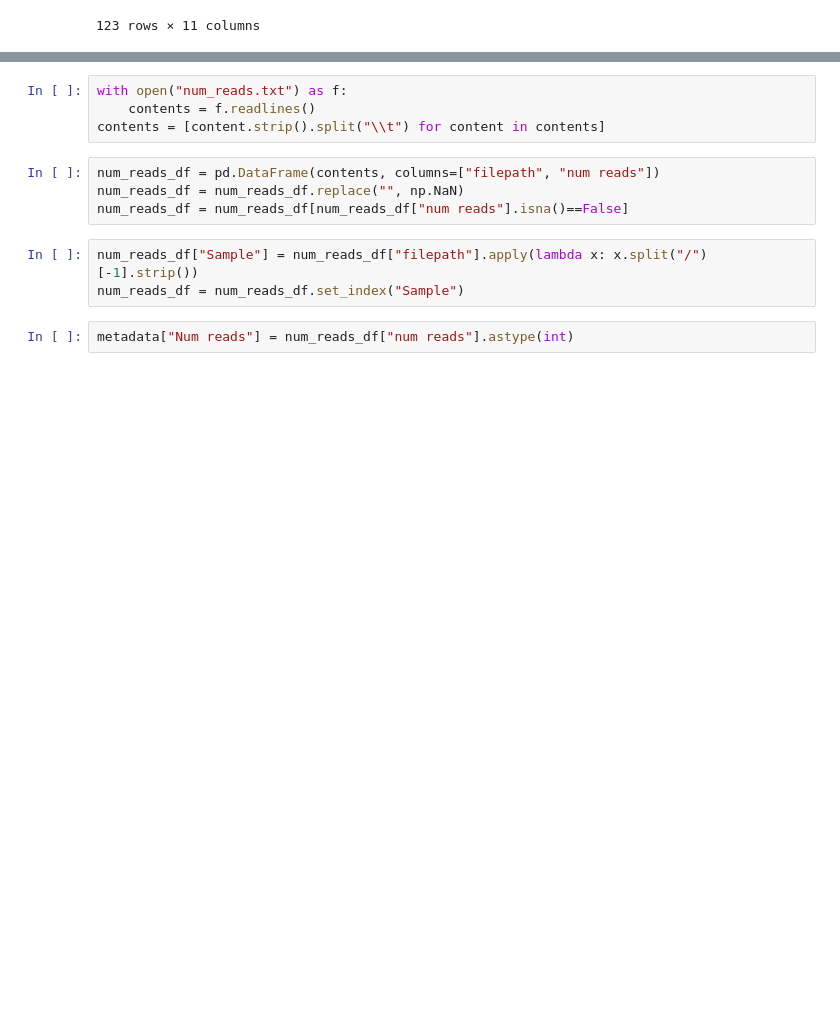
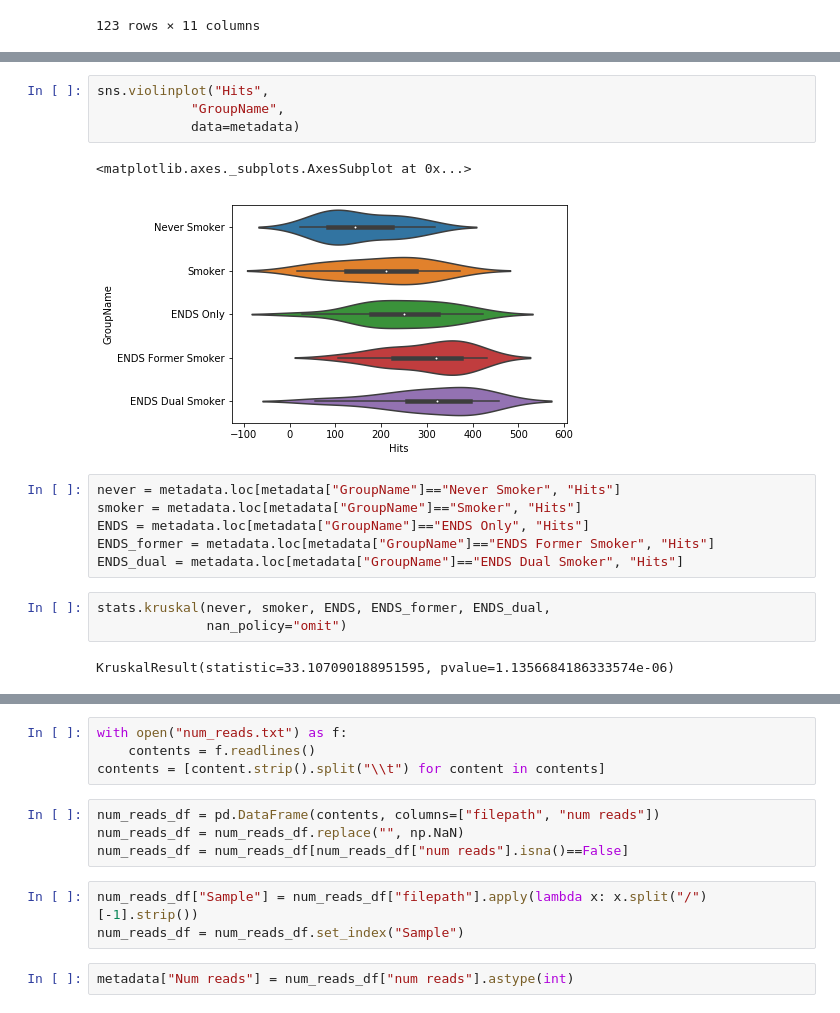
Before and after one commit to sterrettJD/Nicotine-Microbiome, a Jupyter notebook: diamond_analysis/diamond_analysis.ipynb, the cells around one changed output, grey strips where cells are left out. Saved outputs shown, nothing was run; the diff lists cells and outputs as text; blank space fills up the shorter version.

Commit message:
stats for normed and unnormed

```diff
--- a/diamond_analysis/diamond_analysis.ipynb
+++ b/diamond_analysis/diamond_analysis.ipynb
@@ -104 +108,19 @@ sns.boxplot("Hits",
 [figure]
+# %%
+sns.violinplot("Hits",
+            "GroupName",
+            data=metadata)
+# %% [output]
+<matplotlib.axes._subplots.AxesSubplot at 0x...>
+[figure, added]
+# %%
+never = metadata.loc[metadata["GroupName"]=="Never Smoker", "Hits"]
+smoker = metadata.loc[metadata["GroupName"]=="Smoker", "Hits"]
+ENDS = metadata.loc[metadata["GroupName"]=="ENDS Only", "Hits"]
+ENDS_former = metadata.loc[metadata["GroupName"]=="ENDS Former Smoker", "Hits"]
+ENDS_dual = metadata.loc[metadata["GroupName"]=="ENDS Dual Smoker", "Hits"]
+# %%
+stats.kruskal(never, smoker, ENDS, ENDS_former, ENDS_dual,
+              nan_policy="omit")
+# %% [output]
+KruskalResult(statistic=33.107090188951595, pvalue=1.1356684186333574e-06)
```
Also changed, not shown: parts of 13 cells of this notebook.
